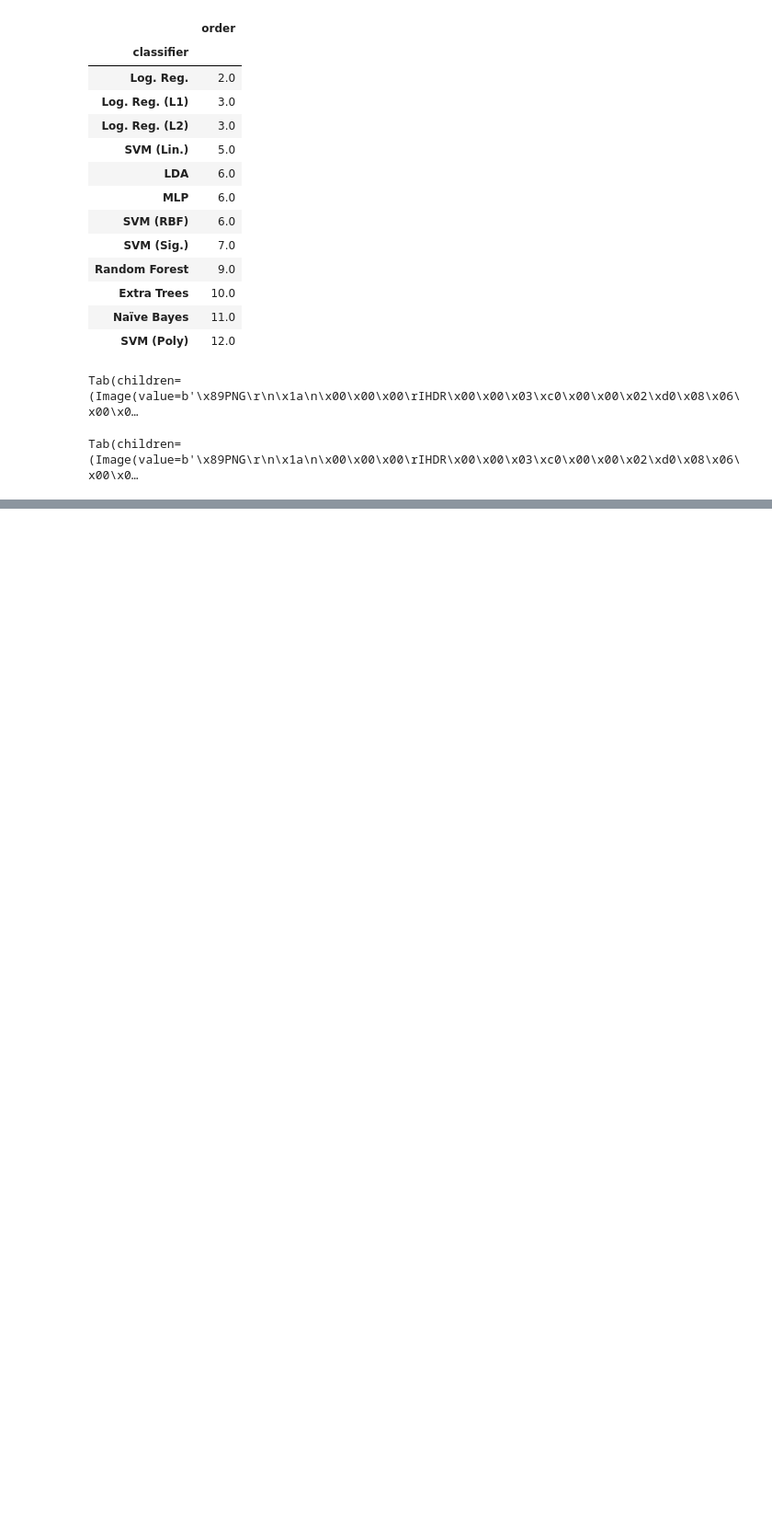
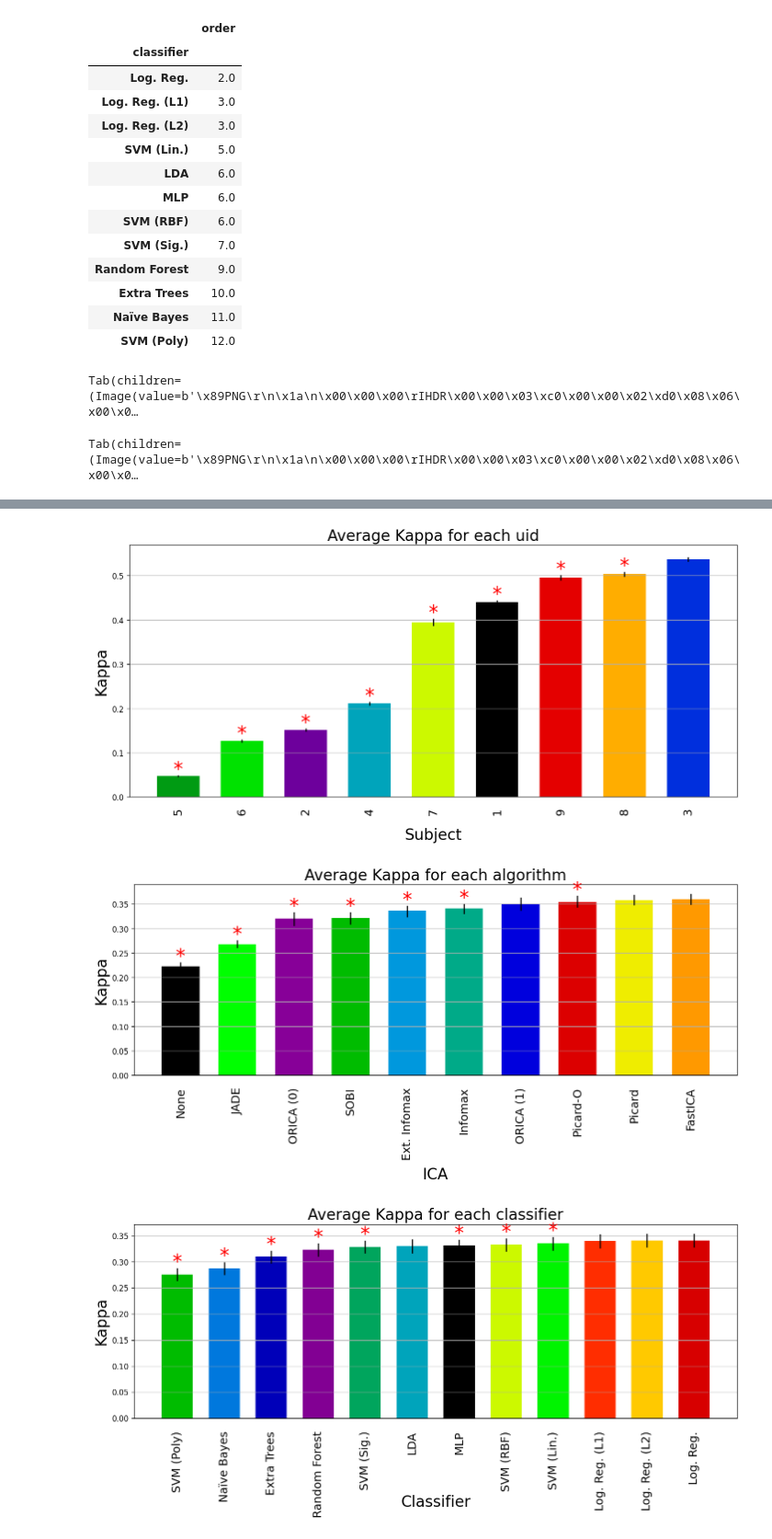
Before and after one commit to Kotzly/BCI_MsC, a Jupyter notebook: notebooks/Issue_32_Results_Analysis_BCIComp.ipynb, the cells around one changed output, grey strips where cells are left out. Shown at 92% size. Drawn from its saved outputs; the diff is of its cells as text; code cells hidden in the pictures; blank space fills up the shorter version.

```diff
--- a/notebooks/Issue_32_Results_Analysis_BCIComp.ipynb
+++ b/notebooks/Issue_32_Results_Analysis_BCIComp.ipynb
@@ -547,0 +651,44 @@ display(adf)
+# %%
+results_df = full_df
+
+kwargs = dict(
+    n_boots=1000,
+    figsize=(12, 6),
+    legend_in=None
+)
+average_barplot(
+    results_df,
+    x_col="uid",
+    grouping_cols=["algorithm", "classifier"],
+    val_col="Kappa",
+    key_cols="run",
+    x_label="Subject",
+    labelpad=40,
+    **kwargs
+)
+
+average_barplot(
+    results_df,
+    x_col="algorithm",
+    grouping_cols=["uid", "classifier"],
+    val_col="Kappa",
+    key_cols="run",
+    x_label="ICA",
+    labelpad=120,
+    **kwargs
+)
+
+average_barplot(
+    results_df,
+    x_col="classifier",
+    grouping_cols=["uid", "algorithm"],
+    val_col="Kappa",
+    key_cols="run",
+    x_label="Classifier",
+    labelpad=100,
+    **kwargs
+)
+# %% [output]
+[figure, added]
+[figure, added]
+[figure, added]
```
Also changed, not shown: parts of 26 cells of this notebook, 1 other file.
